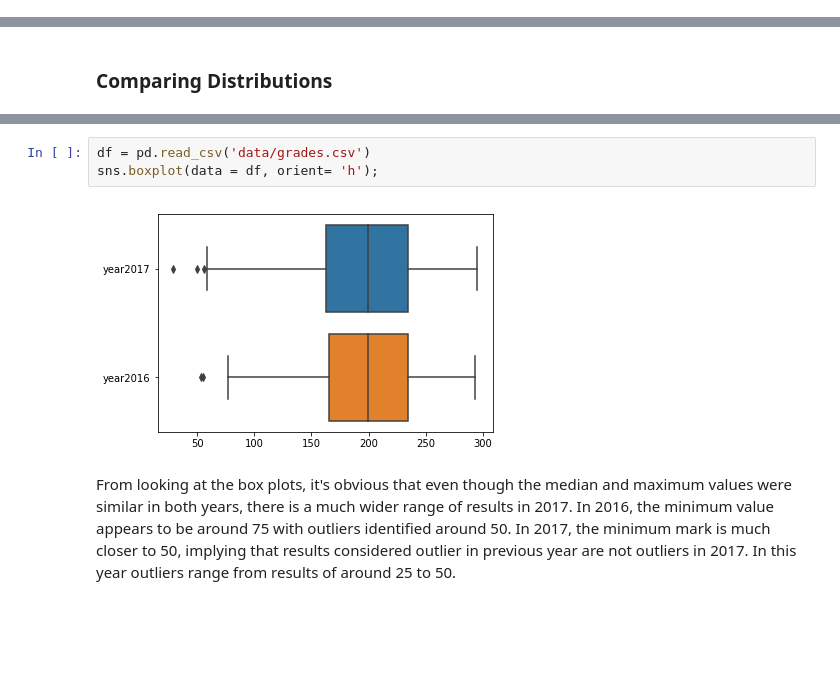
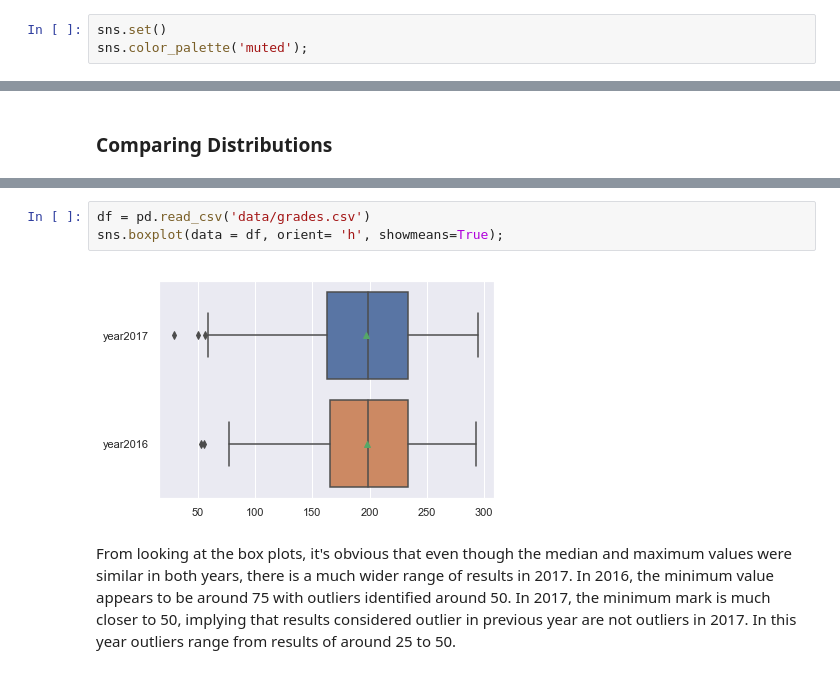
Before and after one commit to MarionMcG/fundamentals_data_analysis, a Jupyter notebook: boxplots.ipynb, the cells around one changed output, grey strips where cells are left out. Cells and saved outputs as stored; diff of their text form; blank space fills up the shorter version.

```diff
--- a/boxplots.ipynb
+++ b/boxplots.ipynb
@@ -16,6 +16,9 @@ import seaborn as sns #For graphical representations
 import pandas as pd #For data manipulation
 import scipy.stats as ss # For calculating skew
 %matplotlib inline
+# %%
+sns.set()
+sns.color_palette('muted');
 # %% [markdown]
 ### Definitions
 # %% [markdown]
@@ -223,9 +229,9 @@ Taking real life assessment results I could use box plots to compare student ach
 _Note: This data is not based on an actual exam or school results, and any resemblance to same is just a coincidence._
 # %%
 df = pd.read_csv('data/grades.csv')
-sns.boxplot(data = df, orient= 'h');
+sns.boxplot(data = df, orient= 'h', showmeans=True);
 # %% [output]
-[figure, old version]
+[figure, new version]
 # %% [markdown]
 From looking at the box plots, it's obvious that even though the median and maximum values were similar in both years, there is a much wider range of results in 2017. In 2016, the minimum value appears to be around 75 with outliers identified around 50. In 2017, the minimum mark is much closer to 50, implying that results considered outlier in previous year are not outliers in 2017. In this year outliers range from results of around 25 to 50.
 # %%
```
Also changed, not shown: parts of 15 cells of this notebook.
